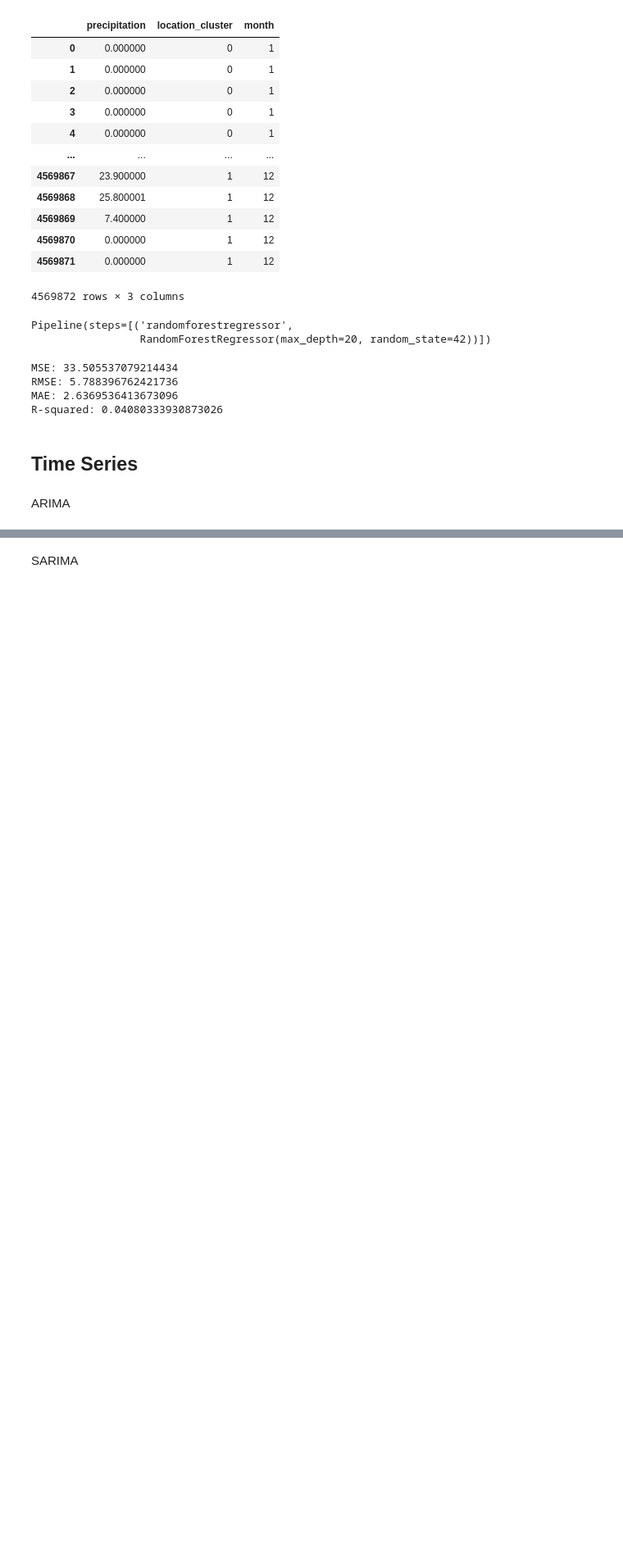
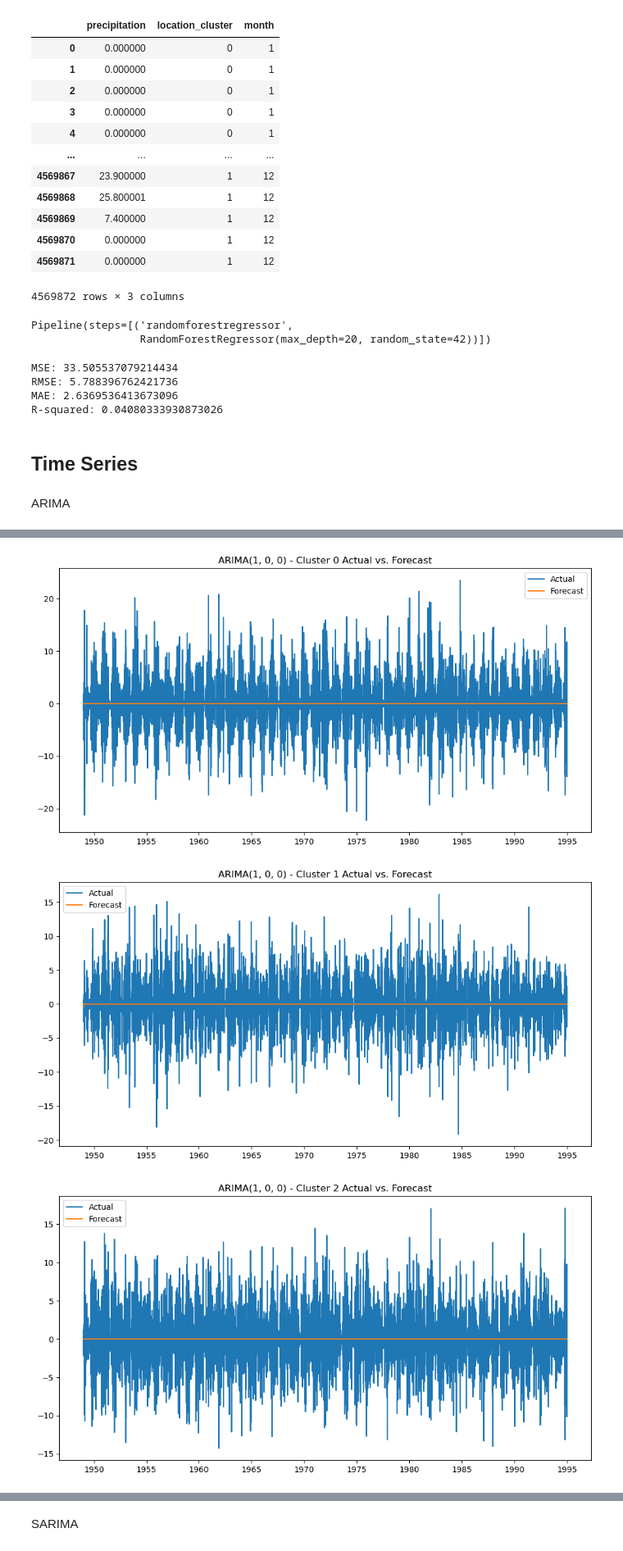
Before and after one commit to CHZY-1/Precipitation_Forecasting_with_Geospatial_data, a Jupyter notebook: precipitation_spatial_eda_xarray.ipynb, the cells around one changed output, grey strips where cells are left out. Shown at 82% size. Drawn from its saved outputs; the diff is of its cells as text; code cells hidden in the pictures; blank space fills up the shorter version.

```diff
--- a/precipitation_spatial_eda_xarray.ipynb
+++ b/precipitation_spatial_eda_xarray.ipynb
@@ -986,0 +1278,11 @@ plt.show()
+# %%
+from statsmodels.tsa.arima.model import ARIMA
+from sklearn.metrics import mean_squared_error, r2_score, mean_absolute_error
+import numpy as np
+
+
+def evaluate_model(y_true, y_pred):
+    rmse = np.sqrt(mean_squared_error(y_true, y_pred))
+    mae = mean_absolute_error(y_true, y_pred)
+    r2 = r2_score(y_true, y_pred)
+    return rmse, mae, r2
@@ -1193,3 +1525,31 @@ df_clusters_ARIMA
+# %%
+from statsmodels.tsa.arima.model import ARIMA
+
+for cluster_label, cluster_data in df_clusters_ARIMA.groupby('location_cluster'):
+    cluster_data.set_index('time', inplace=True)
+    cluster_data.index.freq = 'D'
+
+    # Fit ARIMA model
+    order = (1, 0, 0)
+    model = ARIMA(cluster_data['precipitation_diff'], order=order)
+    model_fit = model.fit()
+
+    # Forecast
+    forecast = model_fit.forecast(steps=len(cluster_data))
+
+    # Plotting
+    plt.figure(figsize=(12, 6))
+    plt.plot(cluster_data.index, cluster_data['precipitation_diff'], label='Actual')
+    plt.plot(cluster_data.index, forecast, label='Forecast')
+    plt.title(f"ARIMA{order} - Cluster {cluster_label} Actual vs. Forecast")
+    plt.legend()
+    plt.show()
+
+    rmse, mae, r2 = evaluate_time_series(cluster_data['precipitation_diff'], forecast, f"ARIMA{order}")
+# %% [output]
+[figure, added]
+[figure, added]
+[figure, added]
 # %%
 from statsmodels.tsa.arima.model import ARIMA
 
```
Also changed, not shown: parts of 55 cells of this notebook.
